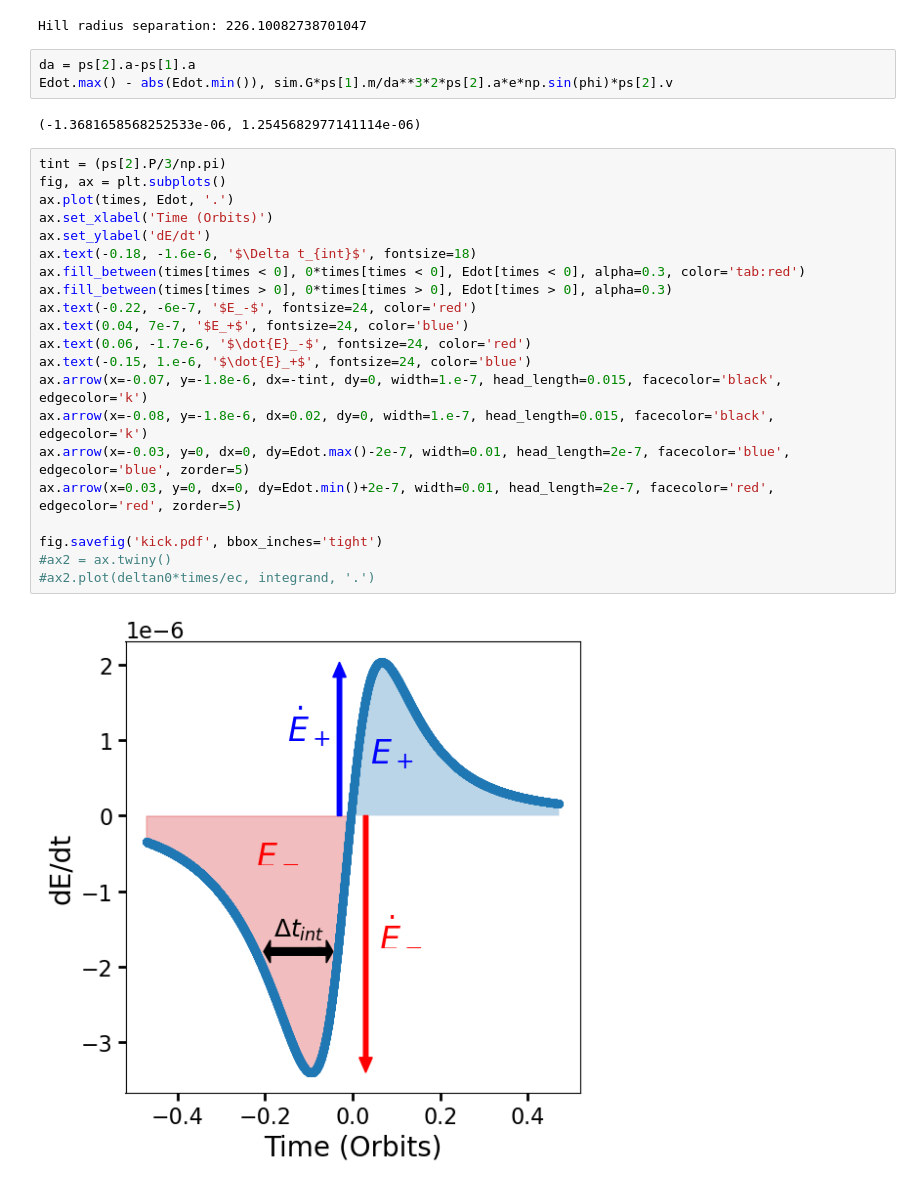
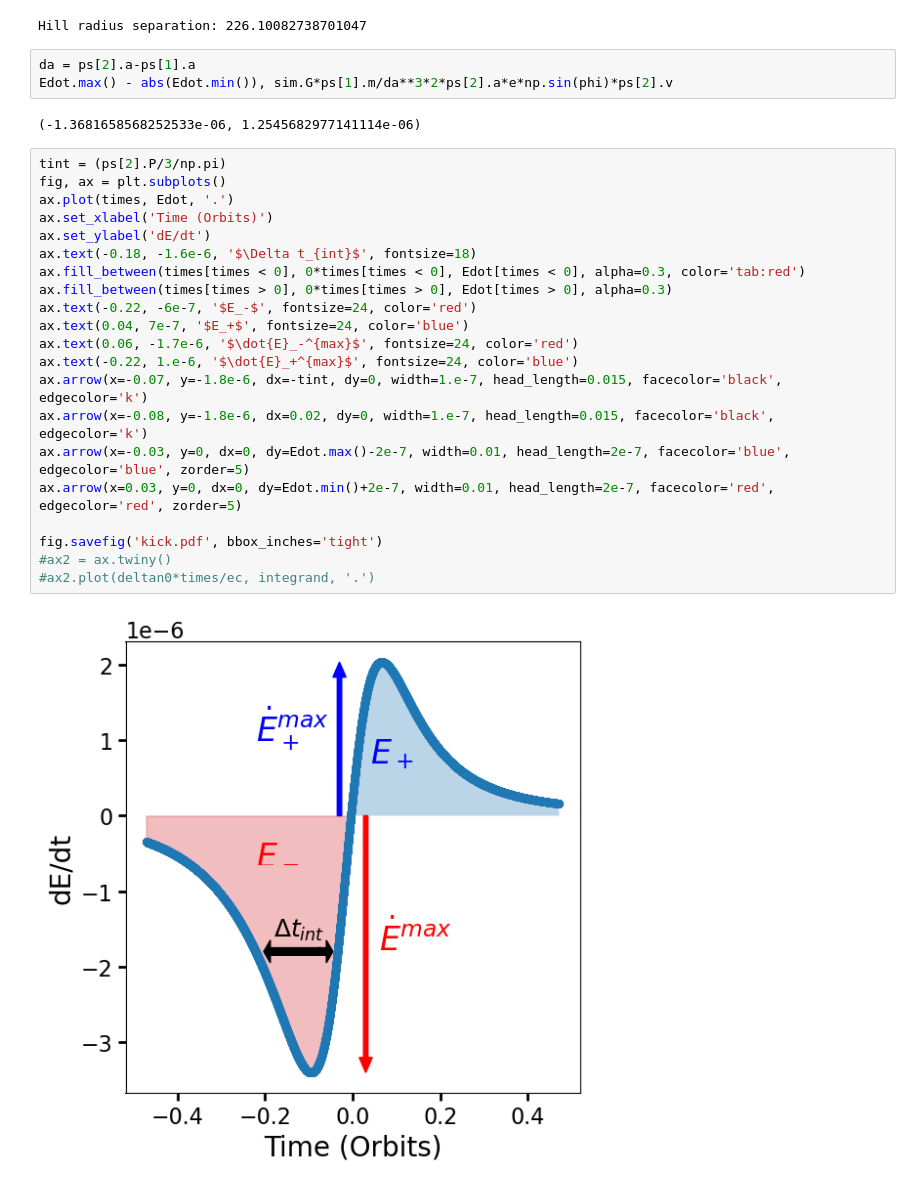
Before and after one commit to dtamayo/MMRpaper, a Jupyter notebook: kick.ipynb, the cells around one changed output. Drawn from its saved outputs; the diff is of its cells as text.

```diff
--- a/kick.ipynb
+++ b/kick.ipynb
@@ -60,31 +60,31 @@ for i, t in enumerate(times):
     Edot[i] = -sim.G*ps[1].m*(dx*ps[2].vx + dy*ps[2].vy)/(dx**2 + dy**2)**(3/2)
 # %% [output]
 Hill radius separation: 226.10082738701047
-# %%
-da = ps[2].a-ps[1].a
-Edot.max() - abs(Edot.min()), sim.G*ps[1].m/da**3*2*ps[2].a*e*np.sin(phi)*ps[2].v
-# %% [output]
-(-1.3681658568252533e-06, 1.2545682977141114e-06)
+# %%
+da = ps[2].a-ps[1].a
+Edot.max() - abs(Edot.min()), sim.G*ps[1].m/da**3*2*ps[2].a*e*np.sin(phi)*ps[2].v
+# %% [output]
+(-1.3681658568252533e-06, 1.2545682977141114e-06)
 # %%
 tint = (ps[2].P/3/np.pi)
 fig, ax = plt.subplots()
 ax.plot(times, Edot, '.')
 ax.set_xlabel('Time (Orbits)')
 ax.set_ylabel('dE/dt')
 ax.text(-0.18, -1.6e-6, '$\Delta t_{int}$', fontsize=18)
 ax.fill_between(times[times < 0], 0*times[times < 0], Edot[times < 0], alpha=0.3, color='tab:red')
 ax.fill_between(times[times > 0], 0*times[times > 0], Edot[times > 0], alpha=0.3)
 ax.text(-0.22, -6e-7, '$E_-$', fontsize=24, color='red')
 ax.text(0.04, 7e-7, '$E_+$', fontsize=24, color='blue')
-ax.text(0.06, -1.7e-6, '$\dot{E}_-$', fontsize=24, color='red')
-ax.text(-0.15, 1.e-6, '$\dot{E}_+$', fontsize=24, color='blue')
+ax.text(0.06, -1.7e-6, '$\dot{E}_-^{max}$', fontsize=24, color='red')
+ax.text(-0.22, 1.e-6, '$\dot{E}_+^{max}$', fontsize=24, color='blue')
 ax.arrow(x=-0.07, y=-1.8e-6, dx=-tint, dy=0, width=1.e-7, head_length=0.015, facecolor='black', edgecolor='k')
 ax.arrow(x=-0.08, y=-1.8e-6, dx=0.02, dy=0, width=1.e-7, head_length=0.015, facecolor='black', edgecolor='k')
 ax.arrow(x=-0.03, y=0, dx=0, dy=Edot.max()-2e-7, width=0.01, head_length=2e-7, facecolor='blue', edgecolor='blue', zorder=5)
 ax.arrow(x=0.03, y=0, dx=0, dy=Edot.min()+2e-7, width=0.01, head_length=2e-7, facecolor='red', edgecolor='red', zorder=5)
 
 fig.savefig('kick.pdf', bbox_inches='tight')
 #ax2 = ax.twiny()
 #ax2.plot(deltan0*times/ec, integrand, '.')
 # %% [output]
-[figure, old version]
+[figure, new version]
```
Also changed, not shown: parts of 2 cells of this notebook.
